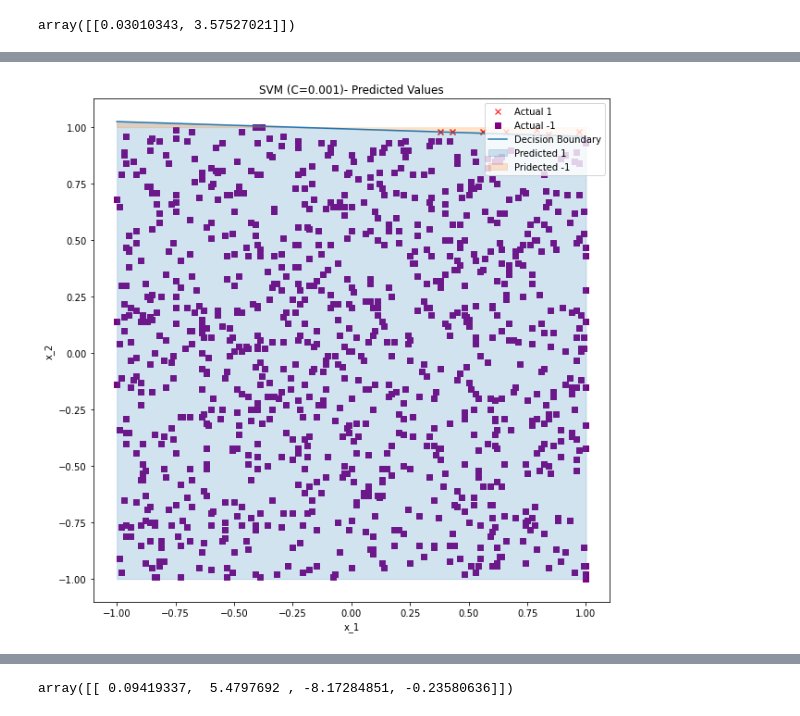
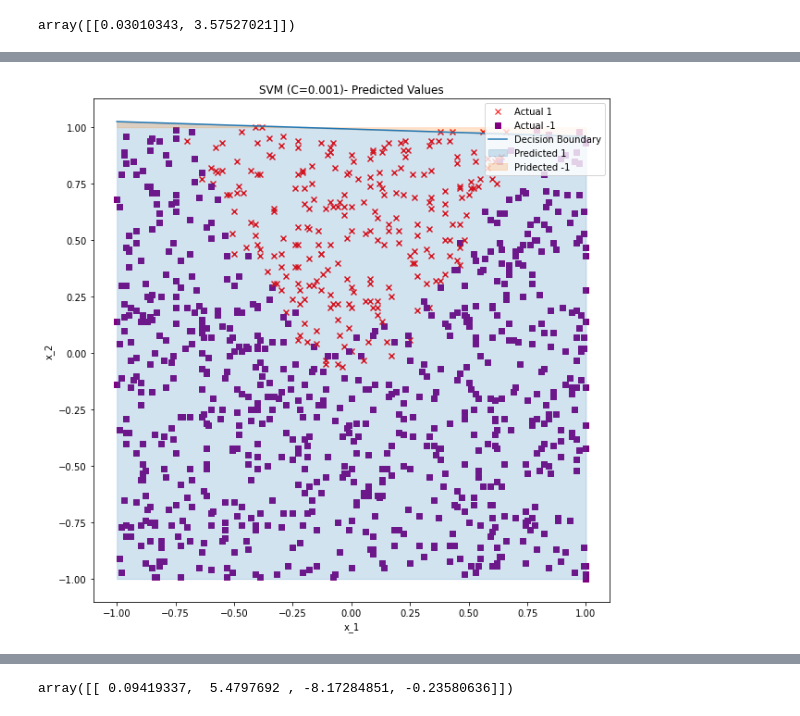
Before and after one commit to Shritesh99/ML_Assignments, a Jupyter notebook: week2/ML_Week2.ipynb, the cells around one changed output, grey strips where cells are left out. Drawn from its saved outputs; the diff is of its cells as text; code cells hidden in the pictures.

```diff
--- a/week2/ML_Week2.ipynb
+++ b/week2/ML_Week2.ipynb
@@ -50,7 +50,7 @@ m = -w1/w2
 
 plt.figure(figsize=(10,10))
 for i in range(len(X1)):
-    plt.scatter(X1[i], X2[i], color=colors1[str(Y[i])], marker=marker1[str(Y[i])])
+    plt.scatter(X1[i], X2[i], color=colors1[str(y[i])], marker=marker1[str(y[i])])
 
 xmin, xmax = -1, 1
 ymin, ymax = -1, 1
@@ -82,32 +82,32 @@ array([[0.01129572, 0.34109773]])
 # %%
 colors1 = {'1':'red', '-1': 'purple'}
 marker1 = {'1': 'x', '-1': 's'}
 
 c = -b/w2
 m = -w1/w2
 
 plt.figure(figsize=(10,10))
 for i in range(len(X1)):
-    plt.scatter(X1[i], X2[i], color=colors1[str(Y[i])], marker=marker1[str(Y[i])])
+    plt.scatter(X1[i], X2[i], color=colors1[str(y[i])], marker=marker1[str(y[i])])
 
 xmin, xmax = -1, 1
 ymin, ymax = -1, 1
 xd = np.array([xmin, xmax])
 yd = m*xd + c
 line = plt.plot(xd, yd, label='Decision Boundary')
 blue = plt.fill_between(xd, yd, ymin, color='tab:blue', alpha=0.2)
 orange = plt.fill_between(xd, yd, ymax, color='tab:orange', alpha=0.2)
 
 markersA = plt.Line2D([0,0],[0,0],color=colors1['1'], marker=marker1['1'], linestyle='')
 markersB = plt.Line2D([0,0],[0,0],color=colors1['-1'], marker=marker1['-1'], linestyle='')
 plt.legend([markersA, markersB, line[0], blue, orange], ["Actual 1", "Actual -1", "Decision Boundary", "Predicted 1", "Pridected -1"], numpoints=1, loc='upper right')
 
 plt.xlabel('x_1')
 plt.ylabel('x_2')
 plt.title('SVM (C=0.001)- Predicted Values')
 plt.show()
 # %% [output]
-[figure, old version]
+[figure, new version]
 # %%
 from sklearn.svm import LinearSVC
 model = LinearSVC(C=0.01).fit(X, y)
```
Also changed, not shown: parts of 13 cells of this notebook.
